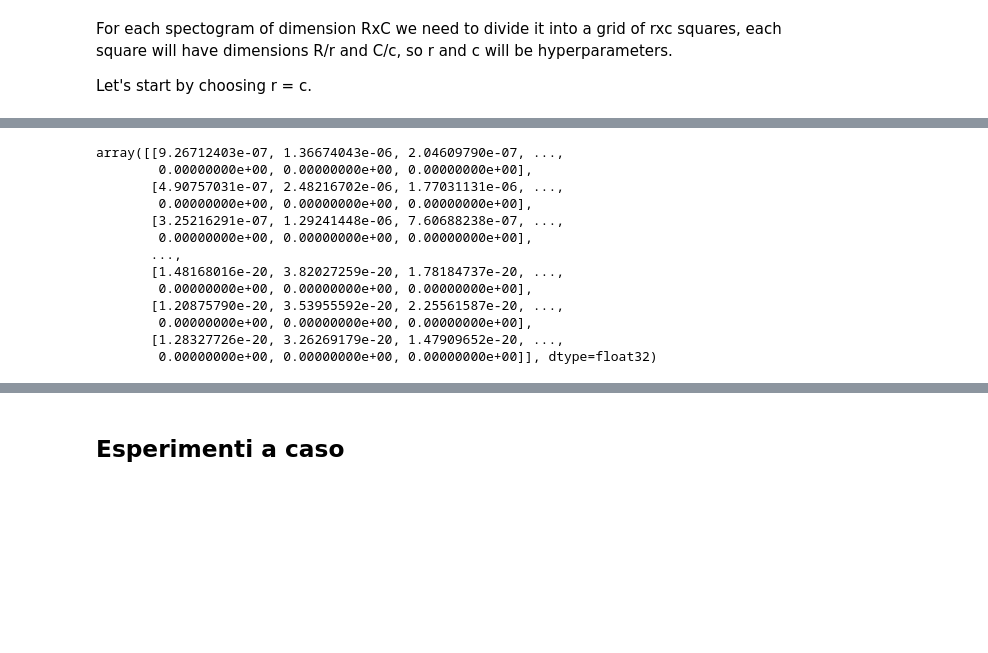
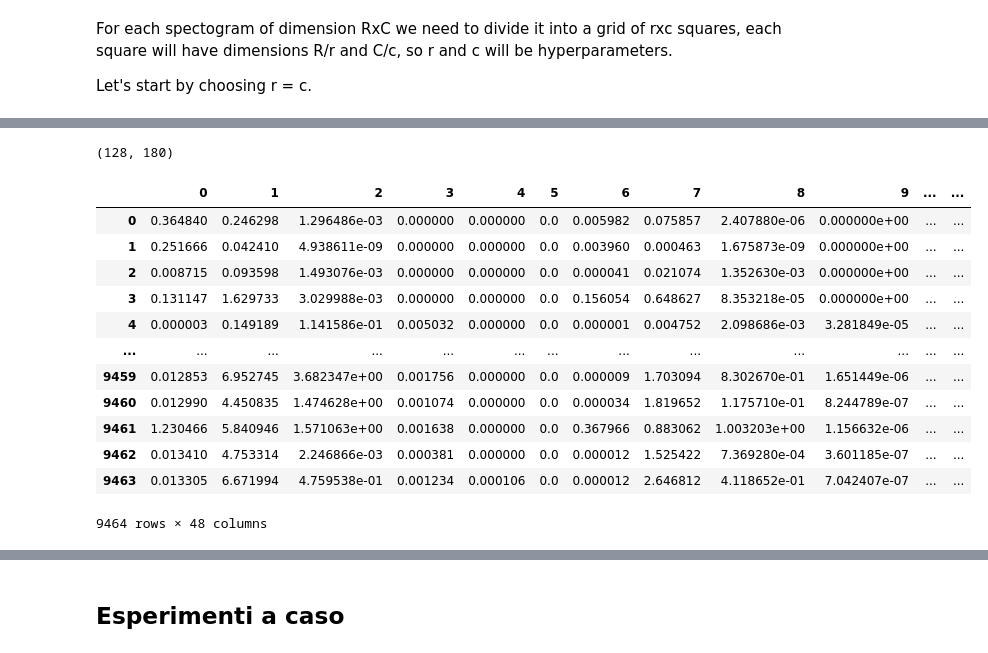
Before and after one commit to andrerubeis/Intent-Detection, a Jupyter notebook: exam_winter_22_23_notebook.ipynb, the cells around one changed output, grey strips where cells are left out. Saved outputs shown, nothing was run; the diff lists cells and outputs as text; code cells hidden in the pictures; blank space fills up the shorter version.

```diff
--- a/exam_winter_22_23_notebook.ipynb
+++ b/exam_winter_22_23_notebook.ipynb
@@ -408,8 +447,13 @@ ax.set(title='Mel-frequency spectrogram')
 Now that every audio signal has the same size and been correctly padded we can compute the spectogram matrix for each of them
 # %%
 spectograms = []
+#the sprectograms obtained for these audios are 128x173 so we add 7 columns of 0 to get 128x180 matrices
+tmp = np.zeros((spectogram.shape[0], 7))
 for i, audio in enumerate(df_pd.audio):
     spectogram = librosa.feature.melspectrogram(y=df_pd.audio[i], sr=sample_rate)
+
+    #adjust spectogram size to get nice number of columns that are easy to divide3
+    spectogram= np.hstack((spectogram,tmp))
     spectograms.append(spectogram)
     #df_pd.audio['spectogram'] = spectogram
 
@@ -457,5 +481,5 @@ For each spectogram of dimension RxC we need to divide it into a grid of rxc squ
 Let's start by choosing r = c.
 # %%
 R, C = df_pd.spectogram[0].shape
-nr = 8 #128/8 = 16 -> each square will have height of 16
-nc = 8 #173/8 = 21.625 -> each square has width of 21.625
+width_row =  32 #128/8 = 16 -> each square will have height of 16
+width_col = 30 #173/8 = 21.625 -> each square has width of 21.625
@@ -551,16 +486,49 @@ n_el_row = R//r
-# %%
-spectogram[0:C]
-# %% [output]
-array([[9.26712403e-07, 1.36674043e-06, 2.04609790e-07, ...,
-        0.00000000e+00, 0.00000000e+00, 0.00000000e+00],
-       [4.90757031e-07, 2.48216702e-06, 1.77031131e-06, ...,
-        0.00000000e+00, 0.00000000e+00, 0.00000000e+00],
-       [3.25216291e-07, 1.29241448e-06, 7.60688238e-07, ...,
-        0.00000000e+00, 0.00000000e+00, 0.00000000e+00],
-       ...,
-       [1.48168016e-20, 3.82027259e-20, 1.78184737e-20, ...,
-        0.00000000e+00, 0.00000000e+00, 0.00000000e+00],
-       [1.20875790e-20, 3.53955592e-20, 2.25561587e-20, ...,
-        0.00000000e+00, 0.00000000e+00, 0.00000000e+00],
-       [1.28327726e-20, 3.26269179e-20, 1.47909652e-20, ...,
-        0.00000000e+00, 0.00000000e+00, 0.00000000e+00]], dtype=float32)
+# %%
+R, C
+# %% [output]
+(128, 180)
+# %%
+import numpy as np
+
+# Define the number of rows and columns for each submatrix
+rows = width_row
+cols = width_col
+#df_means_stds = pd
+#for audio_spectogram in df_pd.spectogram:
+
+data = []
+
+
+for audio_spectogram in df_pd.spectogram:
+
+    means = []
+    stds = []
+
+    # Define the original matrix
+    original_matrix = audio_spectogram
+
+    # Divide the original matrix into submatrices
+    submatrices = np.array([original_matrix[i:i+rows, j:j+cols] for i in range(0, original_matrix.shape[0], rows) for j in range(0, original_matrix.shape[1], cols)])
+
+    for sub in submatrices:
+        means.append(sub.mean())
+        stds.append(sub.std())
+
+    row_to_add = means + stds
+    data.append(row_to_add)
+new_df = pd.DataFrame(data)
+new_df
+# %% [output]
+|  | 0 | 1 | 2 | 3 | 4 | 5 | 6 | 7 | 8 | 9 | ... | ... |
+| 0 | 0.364840 | 0.246298 | 1.296486e-03 | 0.000000 | 0.000000 | 0.0 | 0.005982 | 0.075857 | 2.407880e-06 | 0.000000e+00 | ... | ... |
+| 1 | 0.251666 | 0.042410 | 4.938611e-09 | 0.000000 | 0.000000 | 0.0 | 0.003960 | 0.000463 | 1.675873e-09 | 0.000000e+00 | ... | ... |
+| 2 | 0.008715 | 0.093598 | 1.493076e-03 | 0.000000 | 0.000000 | 0.0 | 0.000041 | 0.021074 | 1.352630e-03 | 0.000000e+00 | ... | ... |
+| 3 | 0.131147 | 1.629733 | 3.029988e-03 | 0.000000 | 0.000000 | 0.0 | 0.156054 | 0.648627 | 8.353218e-05 | 0.000000e+00 | ... | ... |
+| 4 | 0.000003 | 0.149189 | 1.141586e-01 | 0.005032 | 0.000000 | 0.0 | 0.000001 | 0.004752 | 2.098686e-03 | 3.281849e-05 | ... | ... |
+| ... | ... | ... | ... | ... | ... | ... | ... | ... | ... | ... | ... | ... |
+| 9459 | 0.012853 | 6.952745 | 3.682347e+00 | 0.001756 | 0.000000 | 0.0 | 0.000009 | 1.703094 | 8.302670e-01 | 1.651449e-06 | ... | ... |
+| 9460 | 0.012990 | 4.450835 | 1.474628e+00 | 0.001074 | 0.000000 | 0.0 | 0.000034 | 1.819652 | 1.175710e-01 | 8.244789e-07 | ... | ... |
+| 9461 | 1.230466 | 5.840946 | 1.571063e+00 | 0.001638 | 0.000000 | 0.0 | 0.367966 | 0.883062 | 1.003203e+00 | 1.156632e-06 | ... | ... |
+| 9462 | 0.013410 | 4.753314 | 2.246866e-03 | 0.000381 | 0.000000 | 0.0 | 0.000012 | 1.525422 | 7.369280e-04 | 3.601185e-07 | ... | ... |
+| 9463 | 0.013305 | 6.671994 | 4.759538e-01 | 0.001234 | 0.000106 | 0.0 | 0.000012 | 2.646812 | 4.118652e-01 | 7.042407e-07 | ... | ... |
+9464 rows × 48 columns
```
Also changed, not shown: parts of 23 cells of this notebook.
